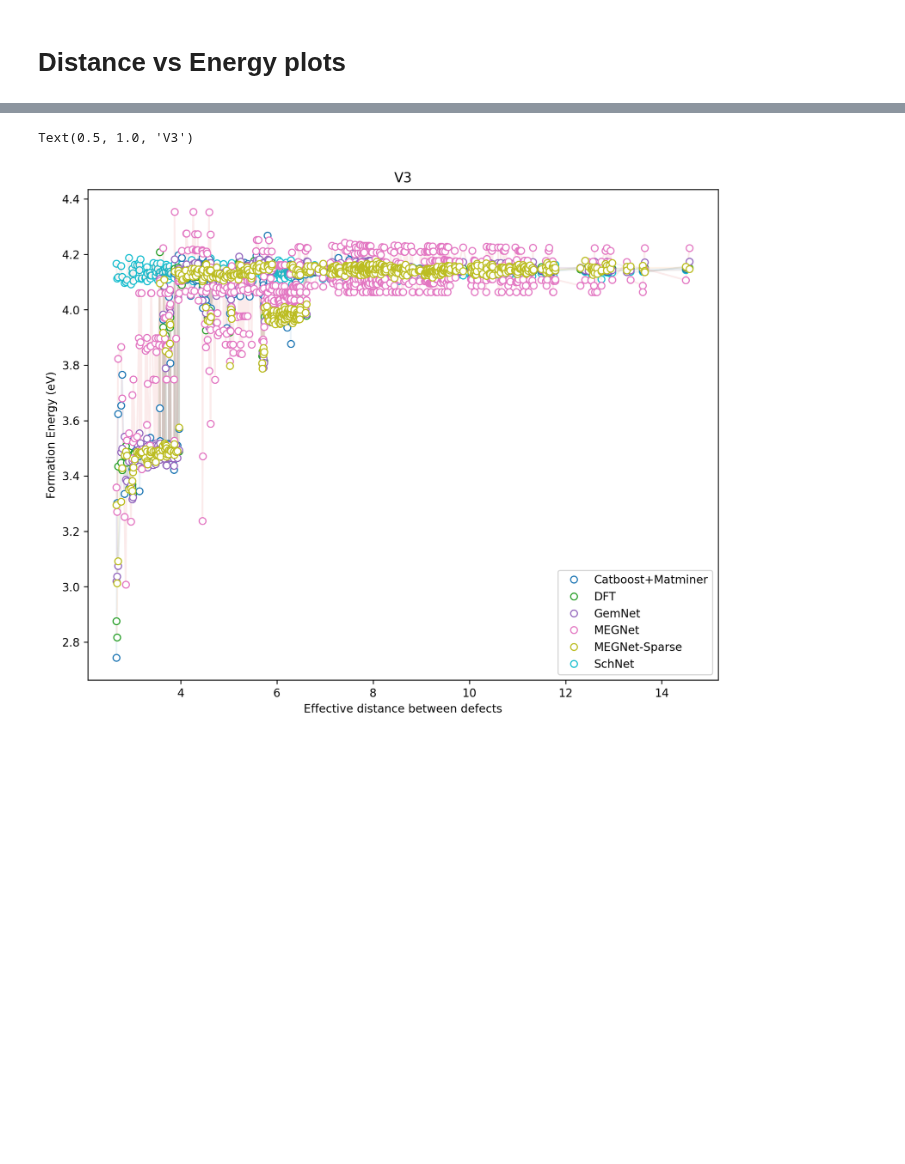
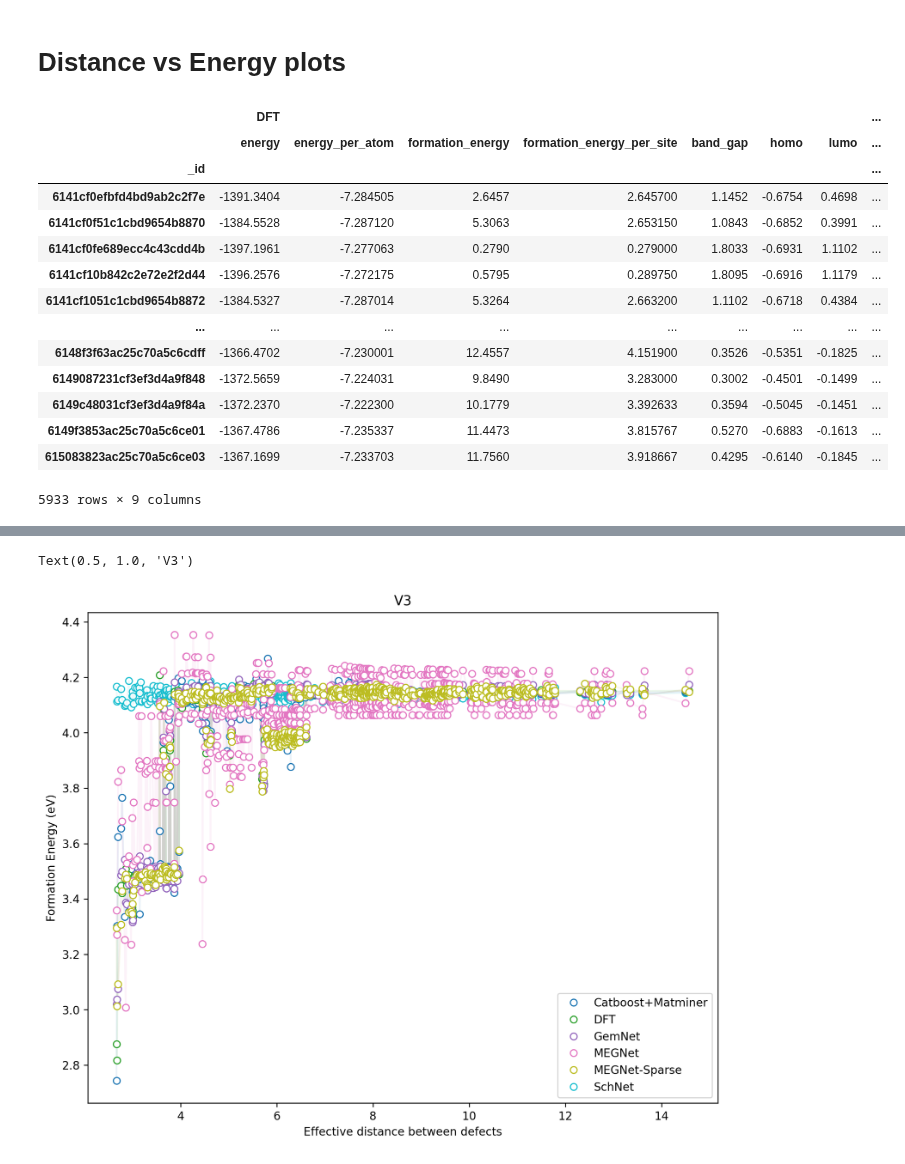
Before and after one commit to HSE-LAMBDA/ai4material_design, a Jupyter notebook: notebooks/defects_distances.ipynb, the cells around one changed output, grey strips where cells are left out. Cells and saved outputs as stored; diff of their text form; code cells hidden in the pictures; blank space fills up the shorter version.

```diff
--- a/notebooks/defects_distances.ipynb
+++ b/notebooks/defects_distances.ipynb
@@ -30,3 +33,21 @@ targets = pd.read_csv(Path('../datasets/processed/dichalcogenides_x1s6_202109_Mo
 folds = pd.read_csv(Path('../datasets/experiments/MoS2-plain-cv/folds.csv'), index_col=0)
 targets.columns = pd.MultiIndex.from_product([['DFT'], targets.columns])
 targets = targets.assign(folds=folds)
+# %%
+targets
+# %% [output]
+|  | DFT |  |  |  |  |  |  | ... |
+|  | energy | energy_per_atom | formation_energy | formation_energy_per_site | band_gap | homo | lumo | ... |
+| _id |  |  |  |  |  |  |  | ... |
+| 6141cf0efbfd4bd9ab2c2f7e | -1391.3404 | -7.284505 | 2.6457 | 2.645700 | 1.1452 | -0.6754 | 0.4698 | ... |
+| 6141cf0f51c1cbd9654b8870 | -1384.5528 | -7.287120 | 5.3063 | 2.653150 | 1.0843 | -0.6852 | 0.3991 | ... |
+| 6141cf0fe689ecc4c43cdd4b | -1397.1961 | -7.277063 | 0.2790 | 0.279000 | 1.8033 | -0.6931 | 1.1102 | ... |
+| 6141cf10b842c2e72e2f2d44 | -1396.2576 | -7.272175 | 0.5795 | 0.289750 | 1.8095 | -0.6916 | 1.1179 | ... |
+| 6141cf1051c1cbd9654b8872 | -1384.5327 | -7.287014 | 5.3264 | 2.663200 | 1.1102 | -0.6718 | 0.4384 | ... |
+| ... | ... | ... | ... | ... | ... | ... | ... | ... |
+| 6148f3f63ac25c70a5c6cdff | -1366.4702 | -7.230001 | 12.4557 | 4.151900 | 0.3526 | -0.5351 | -0.1825 | ... |
+| 6149087231cf3ef3d4a9f848 | -1372.5659 | -7.224031 | 9.8490 | 3.283000 | 0.3002 | -0.4501 | -0.1499 | ... |
+| 6149c48031cf3ef3d4a9f84a | -1372.2370 | -7.222300 | 10.1779 | 3.392633 | 0.3594 | -0.5045 | -0.1451 | ... |
+| 6149f3853ac25c70a5c6ce01 | -1367.4786 | -7.235337 | 11.4473 | 3.815767 | 0.5270 | -0.6883 | -0.1613 | ... |
+| 615083823ac25c70a5c6ce03 | -1367.1699 | -7.233703 | 11.7560 | 3.918667 | 0.4295 | -0.6140 | -0.1845 | ... |
+5933 rows × 9 columns
```
Also changed, not shown: parts of 8 cells of this notebook.
